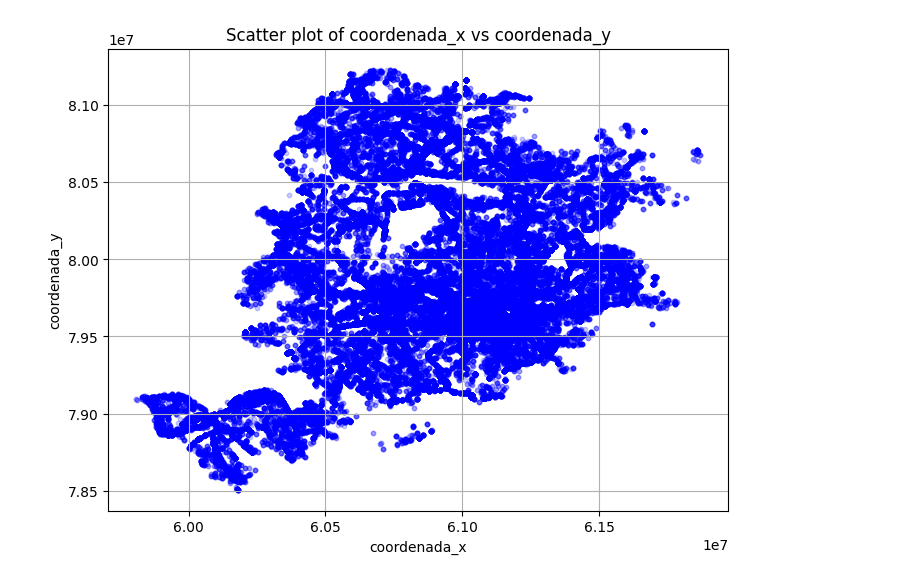
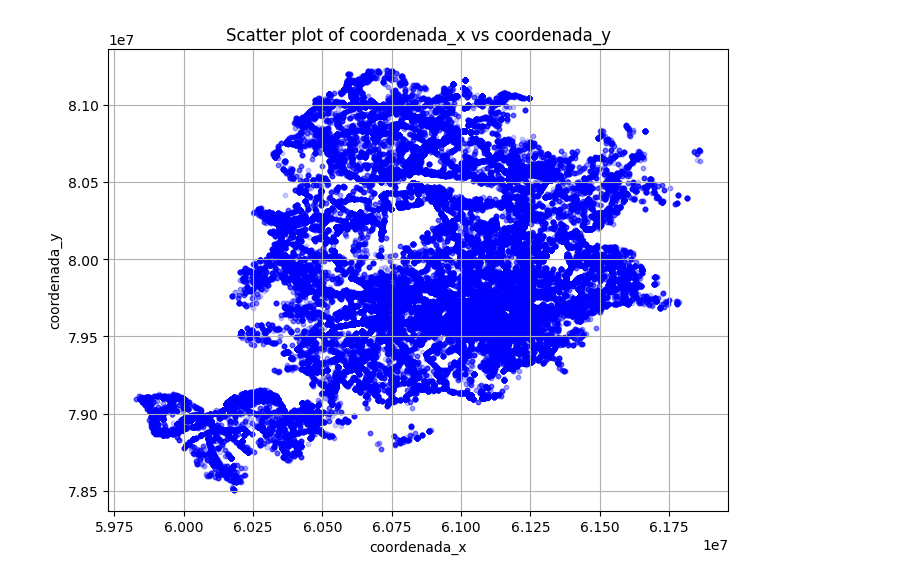
Before and after one commit to SamuelLipovetsky/mda_project, a Jupyter notebook: main.ipynb, the cells around one changed output. Cells and saved outputs as stored; diff of their text form; code cells hidden in the pictures.

```diff
--- a/main.ipynb
+++ b/main.ipynb
@@ -36,38 +54,0 @@ print(combined_dataframe)
-# %%
-import pandas as pd
-import os
-#loading and joining the tables based on the first colum "numero_boletim" or"num_boletim"
-def load_and_concatenate_csvs(directory_path, delimiter=';'):
-    csv_files = [file for file in os.listdir(directory_path) if file.endswith('.csv')]
-    dataframes = []
-    for file in csv_files:
-        file_path = os.path.join(directory_path, file)
-        try:
-            df = pd.read_csv(file_path, encoding='utf-8', delimiter=delimiter, on_bad_lines='skip')
-        except UnicodeDecodeError:
-            df = pd.read_csv(file_path, encoding='latin1', delimiter=delimiter, on_bad_lines='skip')
-        dataframes.append(df)
-    return pd.concat(dataframes, ignore_index=True)
-
-
-si_bol_path = './si-bol'
-si_env_path = './si-env'
-si_veic_path = './si-veic'
-
-
-df_si_bol = load_and_concatenate_csvs(si_bol_path)
-df_si_env = load_and_concatenate_csvs(si_env_path)
-df_si_veic = load_and_concatenate_csvs(si_veic_path)
-
-
-print("si-bol DataFrame shape:", df_si_bol.shape)
-print("si-env DataFrame shape:", df_si_env.shape)
-print("si-veic DataFrame shape:", df_si_veic.shape)
-
-#columns ordered by index because column have diferent names in diferent files
-df_si_bol.set_index(df_si_bol.columns[0], inplace=True)
-df_si_env.set_index(df_si_env.columns[0], inplace=True)
-df_si_veic.set_index(df_si_veic.columns[0], inplace=True)
-
-
-joined_df = df_si_bol.join([df_si_env, df_si_veic], how='outer')
@@ -111,22 +107,22 @@ joined_df.collumns
 # %%
 import pandas as pd
 import matplotlib.pyplot as plt
 
 # Assuming joined_df is your large DataFrame containing coordenada_x and coordenada_y columns
 # Example DataFrame (replace this with your actual DataFrame)
 
 
-filtered_df = joined_df[(joined_df['coordenada_x'] > 0) & (joined_df['coordenada_y'] > 0)]
+filtered_df = full_df[(full_df['coordenada_x'] > 0) & (full_df['coordenada_y'] > 0)]
 
 plt.figure(figsize=(8, 6))  # Optional: set the figure size
 plt.scatter(filtered_df['coordenada_x'], filtered_df['coordenada_y'], marker='o', color='b',s=10, alpha=0.2)
 plt.title('Scatter plot of coordenada_x vs coordenada_y')
 plt.xlabel('coordenada_x')
 plt.ylabel('coordenada_y')
 plt.grid(True)
 plt.show()
 # %% [output]
-[figure, old version]
+[figure, new version]
 # %%
 
 # Create 2D histogram (heatmap)
```
Also changed, not shown: parts of 11 cells of this notebook, 4 other files.
